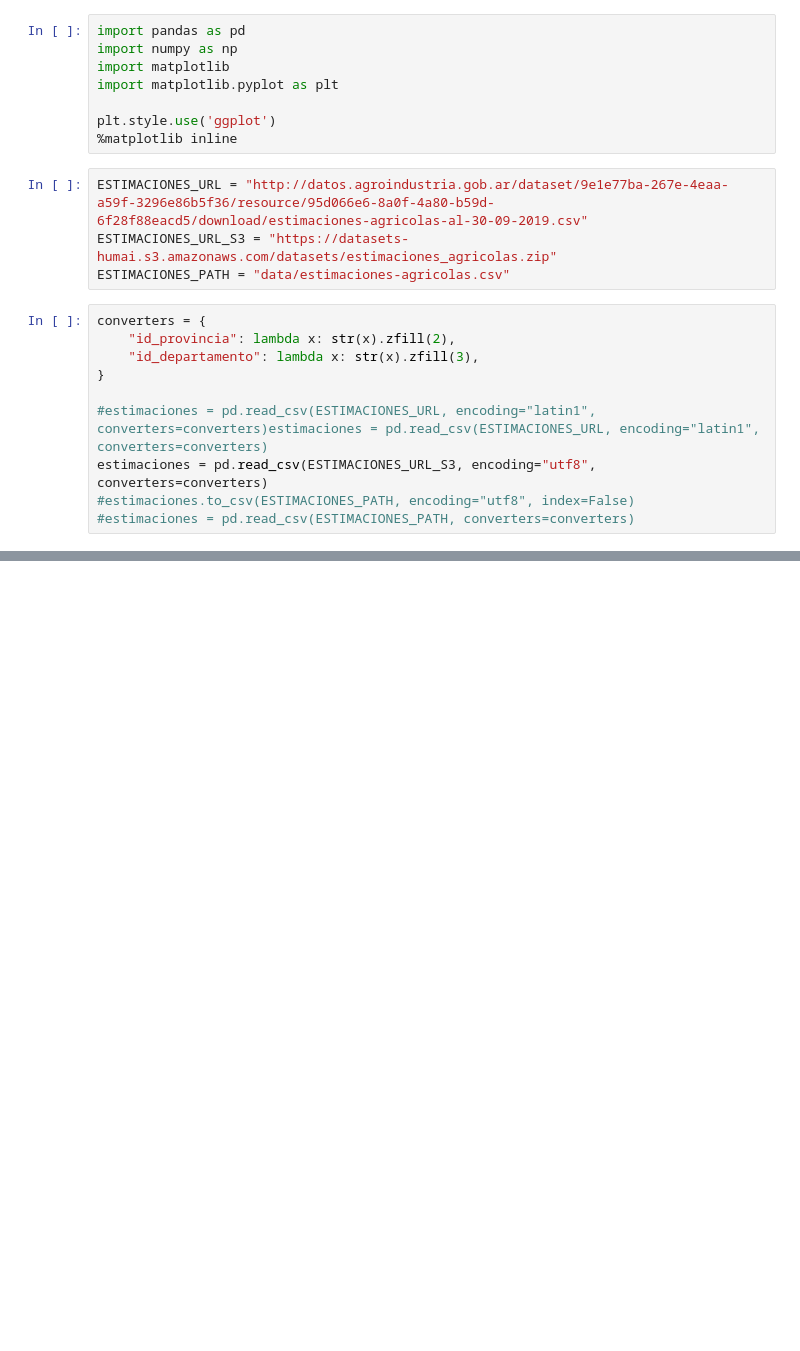
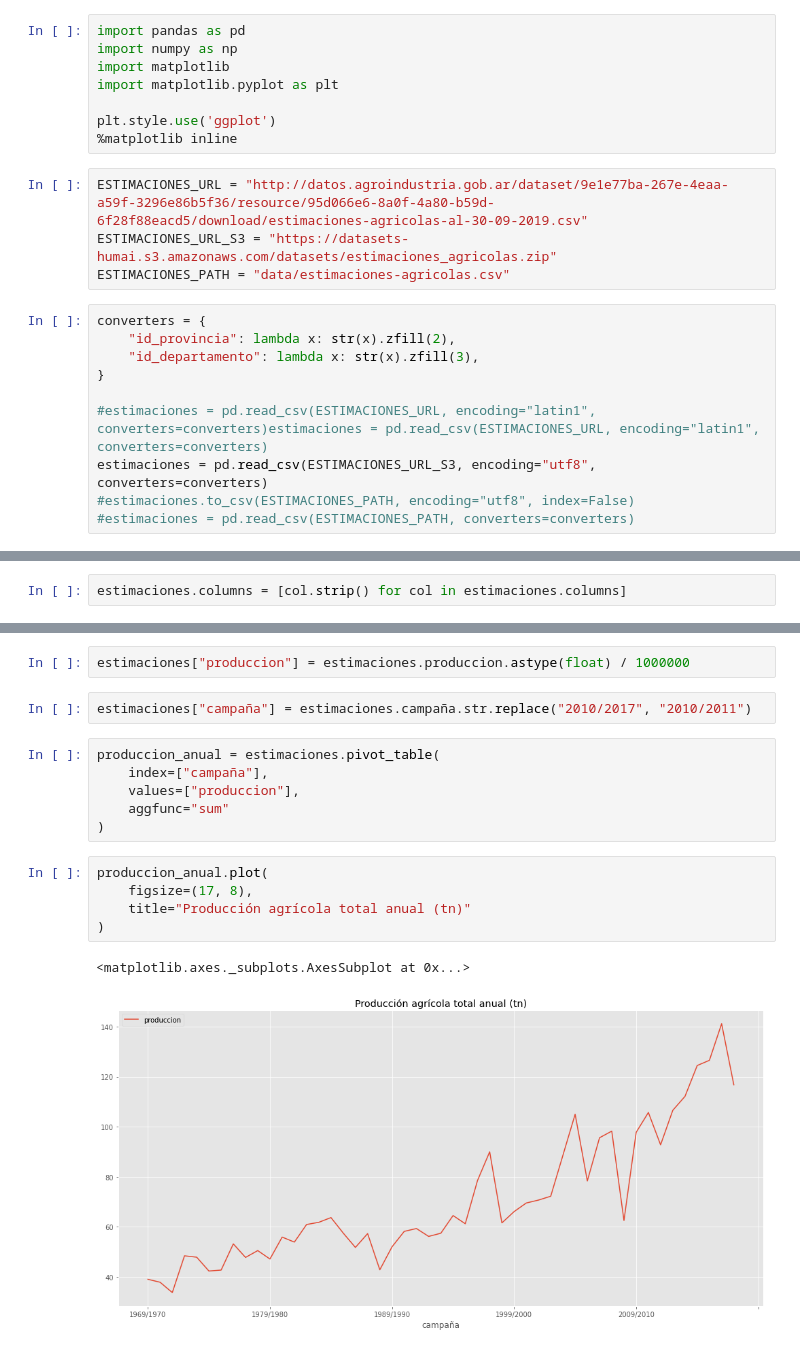
Before and after one commit to matiascabrejos/IA-Humai, a Jupyter notebook: exercise_class2.ipynb, the cells around one changed output, grey strips where cells are left out. Cells and saved outputs as stored; diff of their text form; blank space fills up the shorter version.

```diff
--- a/exercise_class2.ipynb
+++ b/exercise_class2.ipynb
@@ -31,2 +31,4 @@ Index(['id_provincia', 'provincia', 'id_departamento', 'departamento',
       dtype='object')
+# %%
+estimaciones.columns = [col.strip() for col in estimaciones.columns]
 # %%
@@ -62,0 +49,18 @@ estimaciones
+# %%
+estimaciones["produccion"] = estimaciones.produccion.astype(float) / 1000000
+# %%
+estimaciones["campaña"] = estimaciones.campaña.str.replace("2010/2017", "2010/2011")
+# %%
+produccion_anual = estimaciones.pivot_table(
+    index=["campaña"],
+    values=["produccion"],
+    aggfunc="sum"
+)
+# %%
+produccion_anual.plot(
+    figsize=(17, 8),
+    title="Producción agrícola total anual (tn)"
+)
+# %% [output]
+<matplotlib.axes._subplots.AxesSubplot at 0x...>
+[figure, added]
```
Also changed, not shown: parts of 5 cells of this notebook.
